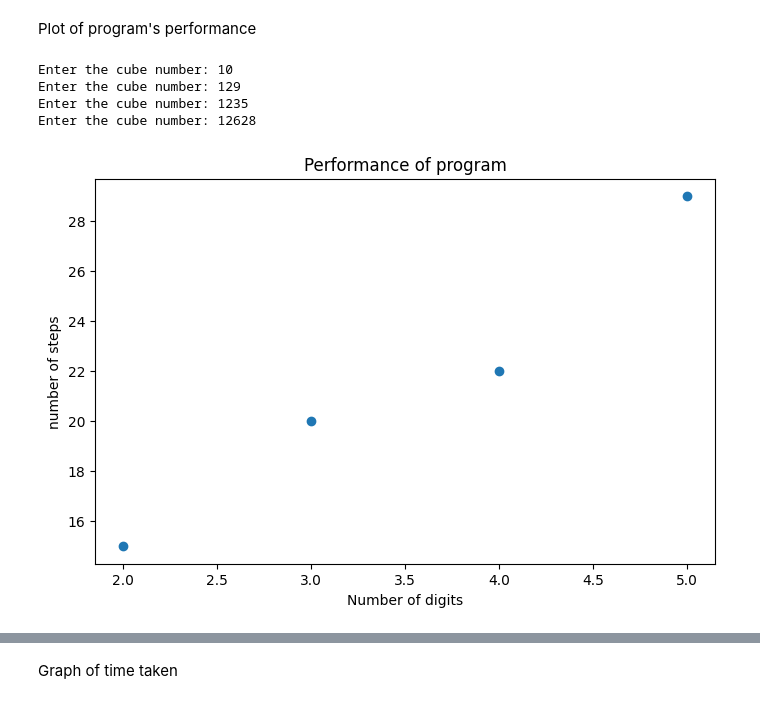
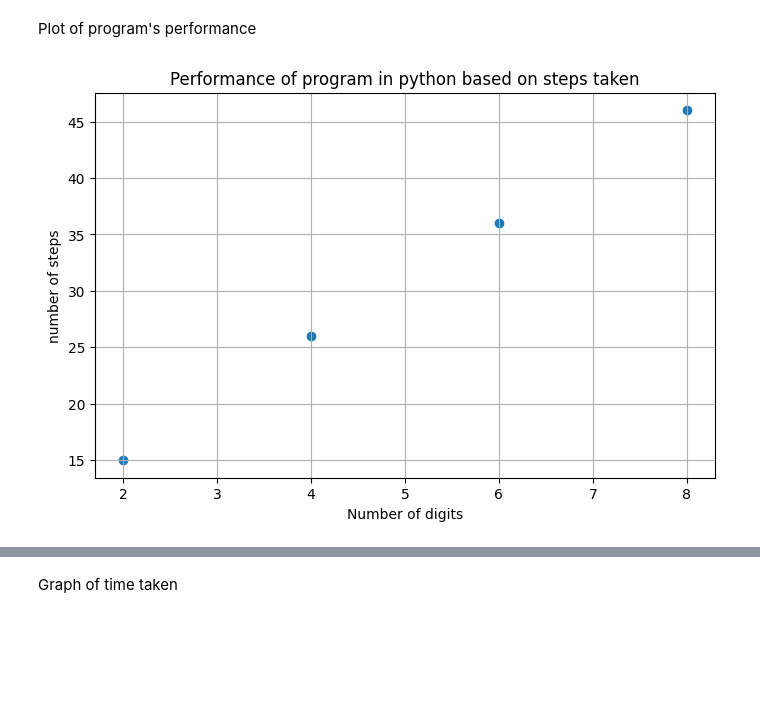
Before and after one commit to adenikeadewumi/EEE_254, a Jupyter notebook: Ass5.ipynb, the cells around one changed output, grey strips where cells are left out. Drawn from its saved outputs; the diff is of its cells as text; code cells hidden in the pictures; blank space fills up the shorter version.

```diff
--- a/Ass5.ipynb
+++ b/Ass5.ipynb
@@ -63,36 +176,30 @@ def get_points_graph(num_of_points):
   x= []
   y= []
   lst_total_time= []
+  lstcube_num=[10, 1000, 100000, 10000000]
   for i in range(num_of_points):
-    cube_num= int(input("Enter the cube number: "))
+    cube_num= lstcube_num[i]
     guess, counter, no_of_digits, total_time= cube_root(cube_num)
     x.append(no_of_digits)
     y.append(counter)
     lst_total_time.append(total_time)
   return x, y, lst_total_time
 # %%
-#Import visualization graphs
-import matplotlib.pyplot as plt
-import numpy as np
-
 #Get the points
 x,y, total_time = get_points_graph(4)
 # Create a new figure
 fig = plt.figure(figsize=(8,5))
 #Convert points to arrays
 x = np.array(x)
 y = np.array(y)
 #Label the grapgh
 plt.xlabel("Number of digits")
 plt.ylabel("number of steps")
-plt.title("Performance of program")
+plt.title("Performance of program in python based on steps taken")
 # Now we plot the graph
 plt.scatter(x, y)
+plt.grid(True)
 #This must be added so the plot will show
 plt.show()
 # %% [output]
-Enter the cube number: 10
-Enter the cube number: 129
-Enter the cube number: 1235
-Enter the cube number: 12628
-[figure, old version]
+[figure, new version]
```
Also changed, not shown: parts of 14 cells of this notebook.
